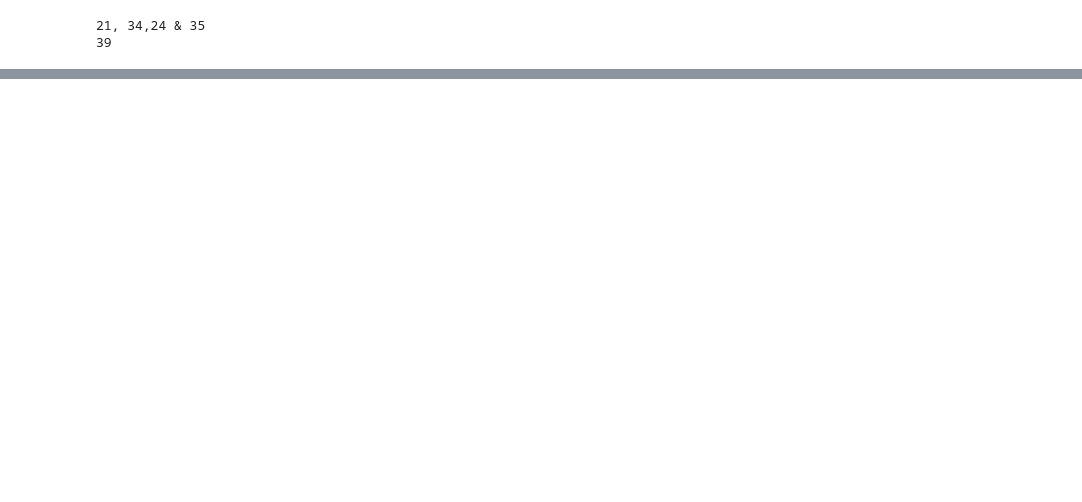
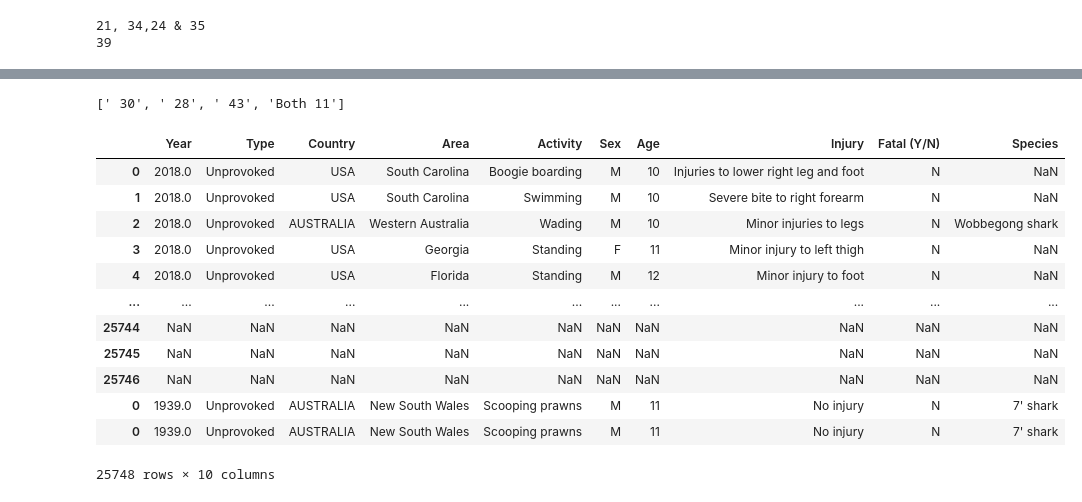
Before and after one commit to Guocorrea/IronHack, a Jupyter notebook: Global_Shark_Attack.ipynb, the cells around one changed output, grey strips where cells are left out. Drawn from its saved outputs; the diff is of its cells as text; code cells hidden in the pictures; blank space fills up the shorter version.

```diff
--- a/Global_Shark_Attack.ipynb
+++ b/Global_Shark_Attack.ipynb
@@ -628,0 +880,23 @@ print(len(lista_age_final))
+# %%
+# Definindo a indexação desses números com str
+index_40s = [27, 244, 513]
+index_20s = [77, 482, 849, 1442, 2884, 3059, 3298, 1922, 2990, 3391, 3531, 6022]
+index_30s = [498, 762, 1463, 1560, 1654, 2633, 2634]
+index_50s = [527, 5090, 3374]
+# index com 60s = 274
+# %%
+# Fazendo a substituição do STR por INT na devida indexação
+for a in index_40s:
+    atck['Age'][a] = 40
+
+for b in index_20s:
+    atck['Age'][b] = 20
+
+for c in index_30s:
+    atck['Age'][c] = 30
+
+for d in index_50s:
+    atck['Age'][d] = 50
+
+# 60s
+atck['Age'][274] = 60
@@ -628,0 +924,5 @@ print(len(lista_age_final))
+# %%
+# index 343 = 18 months = 1.5 anos
+# index 3590 = 9 months = 0.75 anos
+atck['Age'][343] = 1.5
+atck['Age'][3590] = 0.75
@@ -628,0 +938,43 @@ print(len(lista_age_final))
+# %%
+# Regex para identificar o padrão STR + números
+padrão = '[A-z ]+[0-9]+'
+lista_str2 = list()
+for i in atck['Age']:
+    try:
+        if i in re.findall(padrão, i):
+            lista_str2.append(i)
+    except:
+        None
+print(lista_str2)
+# %% [output]
+[' 30', ' 28', ' 43', 'Both 11']
+# %%
+atck.loc[atck['Age'] == 'Both 11']
+# index 4806 = Both 11 - Dois casos com a mesma idade em uma única linha
+
+# Criando um DataFrame com as informações dessa linha e corrigindo o Age para 11
+new1 = pd.DataFrame(info_mult(4810))
+new1 = new1.transpose()
+new1.columns = atck.columns
+new1['Age'][0] = 11
+
+# Subindo 2x as informações para o dataframe principal e dropando a informação duplicada
+atck = pd.concat([atck, new1])
+atck = pd.concat([atck, new1])
+atck = atck.drop(4810)
+
+atck
+# %% [output]
+|  | Year | Type | Country | Area | Activity | Sex | Age | Injury | Fatal (Y/N) | Species |
+| 0 | 2018.0 | Unprovoked | USA | South Carolina | Boogie boarding | M | 10 | Injuries to lower right leg and foot | N | NaN |
+| 1 | 2018.0 | Unprovoked | USA | South Carolina | Swimming | M | 10 | Severe bite to right forearm | N | NaN |
+| 2 | 2018.0 | Unprovoked | AUSTRALIA | Western Australia | Wading | M | 10 | Minor injuries to legs | N | Wobbegong shark |
+| 3 | 2018.0 | Unprovoked | USA | Georgia | Standing | F | 11 | Minor injury to left thigh | N | NaN |
+| 4 | 2018.0 | Unprovoked | USA | Florida | Standing | M | 12 | Minor injury to foot | N | NaN |
+| ... | ... | ... | ... | ... | ... | ... | ... | ... | ... | ... |
+| 25744 | NaN | NaN | NaN | NaN | NaN | NaN | NaN | NaN | NaN | NaN |
+| 25745 | NaN | NaN | NaN | NaN | NaN | NaN | NaN | NaN | NaN | NaN |
+| 25746 | NaN | NaN | NaN | NaN | NaN | NaN | NaN | NaN | NaN | NaN |
+| 0 | 1939.0 | Unprovoked | AUSTRALIA | New South Wales | Scooping prawns | M | 11 | No injury | N | 7' shark |
+| 0 | 1939.0 | Unprovoked | AUSTRALIA | New South Wales | Scooping prawns | M | 11 | No injury | N | 7' shark |
+25748 rows × 10 columns
```
Also changed, not shown: parts of 75 cells of this notebook.
